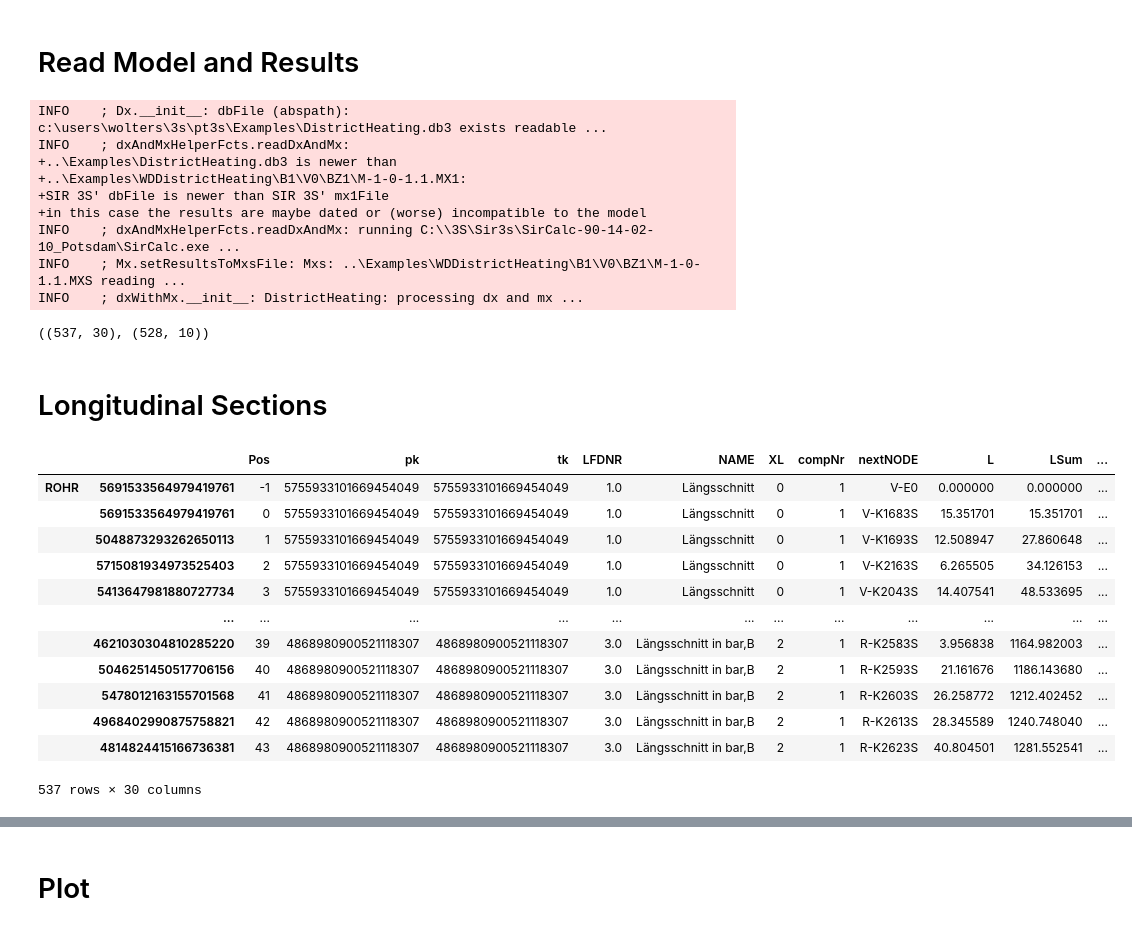
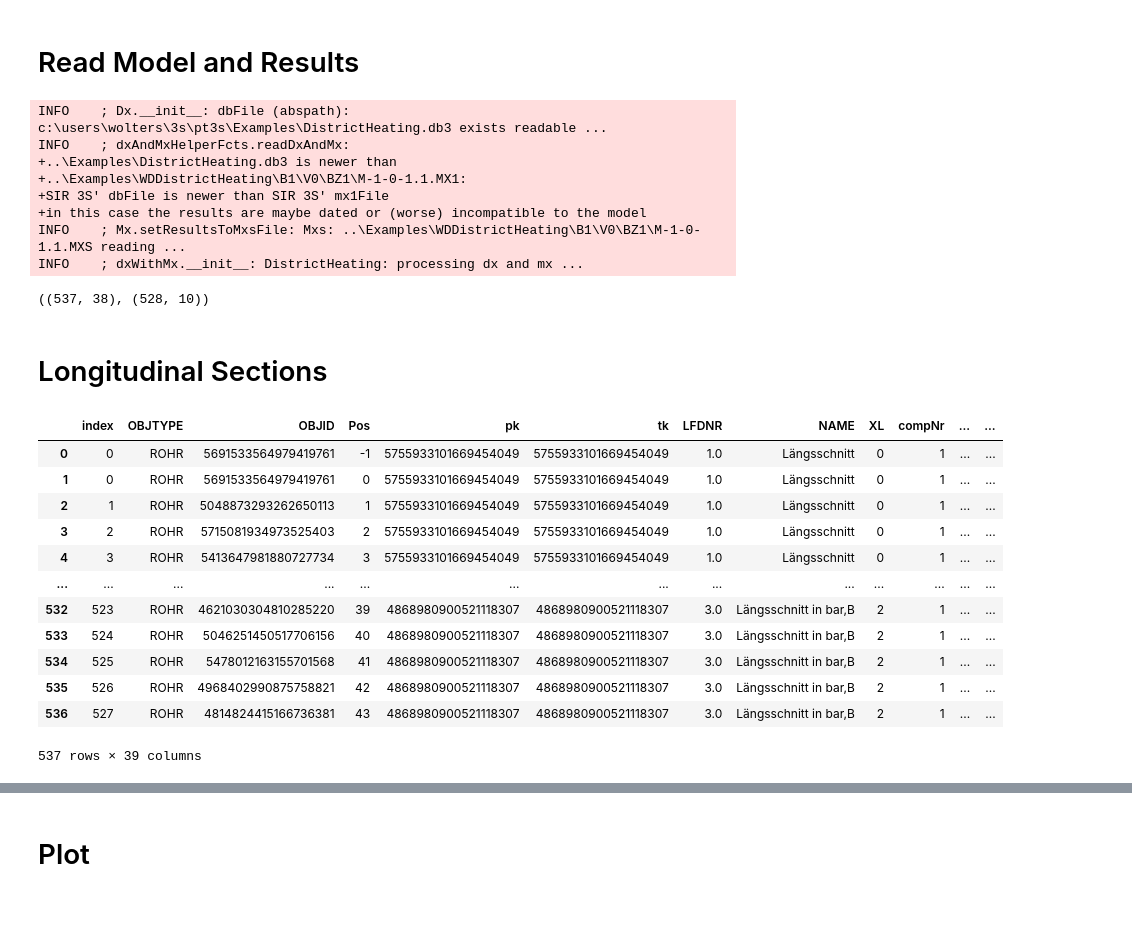
Before and after one commit to 3SConsult/PT3S, a Jupyter notebook: docs/Example3.ipynb, the cells around one changed output, grey strips where cells are left out. Drawn from its saved outputs; the diff is of its cells as text; code cells hidden in the pictures.

```diff
--- a/docs/Example3.ipynb
+++ b/docs/Example3.ipynb
@@ -76,7 +76,7 @@ dbFile=os.path.join(os.path.dirname(os.path.abspath(dxAndMxHelperFcts.__file__))
 # %%
 m=dxAndMxHelperFcts.readDxAndMx(dbFile=dbFile
                                 ,preventPklDump=True
-                                ,maxRecords=-1
+                              #  ,maxRecords=-1
 )
 # %% [output]
 INFO    ; Dx.__init__: dbFile (abspath): c:\users\wolters\3s\pt3s\Examples\DistrictHeating.db3 exists readable ...
@@ -85,28 +85,27 @@ INFO    ; dxAndMxHelperFcts.readDxAndMx:
 +..\Examples\WDDistrictHeating\B1\V0\BZ1\M-1-0-1.1.MX1:
 +SIR 3S' dbFile is newer than SIR 3S' mx1File
 +in this case the results are maybe dated or (worse) incompatible to the model
-INFO    ; dxAndMxHelperFcts.readDxAndMx: running C:\\3S\Sir3s\SirCalc-90-14-02-10_Potsdam\SirCalc.exe ...
 INFO    ; Mx.setResultsToMxsFile: Mxs: ..\Examples\WDDistrictHeating\B1\V0\BZ1\M-1-0-1.1.MXS reading ...
 INFO    ; dxWithMx.__init__: DistrictHeating: processing dx and mx ...
 # %%
 m.V3_AGSN.shape,m.dfAGSN.shape
 # %% [output]
-((537, 30), (528, 10))
+((537, 38), (528, 10))
 # %% [markdown]
 # Longitudinal Sections
 # %%
-m.V3_AGSN
+m.V3_AGSN.reset_index().rename(columns={'level_0':'OBJTYPE','level_1':'OBJID'})
 # %% [output]
-|  |  | Pos | pk | tk | LFDNR | NAME | XL | compNr | nextNODE | L | LSum | ... |
-| ROHR | 5691533564979419761 | -1 | 5755933101669454049 | 5755933101669454049 | 1.0 | Längsschnitt | 0 | 1 | V-E0 | 0.000000 | 0.000000 | ... |
-|  | 5691533564979419761 | 0 | 5755933101669454049 | 5755933101669454049 | 1.0 | Längsschnitt | 0 | 1 | V-K1683S | 15.351701 | 15.351701 | ... |
-|  | 5048873293262650113 | 1 | 5755933101669454049 | 5755933101669454049 | 1.0 | Längsschnitt | 0 | 1 | V-K1693S | 12.508947 | 27.860648 | ... |
-|  | 5715081934973525403 | 2 | 5755933101669454049 | 5755933101669454049 | 1.0 | Längsschnitt | 0 | 1 | V-K2163S | 6.265505 | 34.126153 | ... |
-|  | 5413647981880727734 | 3 | 5755933101669454049 | 5755933101669454049 | 1.0 | Längsschnitt | 0 | 1 | V-K2043S | 14.407541 | 48.533695 | ... |
-|  | ... | ... | ... | ... | ... | ... | ... | ... | ... | ... | ... | ... |
-|  | 4621030304810285220 | 39 | 4868980900521118307 | 4868980900521118307 | 3.0 | Längsschnitt in bar,B | 2 | 1 | R-K2583S | 3.956838 | 1164.982003 | ... |
-|  | 5046251450517706156 | 40 | 4868980900521118307 | 4868980900521118307 | 3.0 | Längsschnitt in bar,B | 2 | 1 | R-K2593S | 21.161676 | 1186.143680 | ... |
-|  | 5478012163155701568 | 41 | 4868980900521118307 | 4868980900521118307 | 3.0 | Längsschnitt in bar,B | 2 | 1 | R-K2603S | 26.258772 | 1212.402452 | ... |
-|  | 4968402990875758821 | 42 | 4868980900521118307 | 4868980900521118307 | 3.0 | Längsschnitt in bar,B | 2 | 1 | R-K2613S | 28.345589 | 1240.748040 | ... |
-|  | 4814824415166736381 | 43 | 4868980900521118307 | 4868980900521118307 | 3.0 | Längsschnitt in bar,B | 2 | 1 | R-K2623S | 40.804501 | 1281.552541 | ... |
+|  | index | OBJTYPE | OBJID | Pos | pk | tk | LFDNR | NAME | XL | compNr | ... | ... |
+| 0 | 0 | ROHR | 5691533564979419761 | -1 | 5755933101669454049 | 5755933101669454049 | 1.0 | Längsschnitt | 0 | 1 | ... | ... |
+| 1 | 0 | ROHR | 5691533564979419761 | 0 | 5755933101669454049 | 5755933101669454049 | 1.0 | Längsschnitt | 0 | 1 | ... | ... |
+| 2 | 1 | ROHR | 5048873293262650113 | 1 | 5755933101669454049 | 5755933101669454049 | 1.0 | Längsschnitt | 0 | 1 | ... | ... |
+| 3 | 2 | ROHR | 5715081934973525403 | 2 | 5755933101669454049 | 5755933101669454049 | 1.0 | Längsschnitt | 0 | 1 | ... | ... |
+| 4 | 3 | ROHR | 5413647981880727734 | 3 | 5755933101669454049 | 5755933101669454049 | 1.0 | Längsschnitt | 0 | 1 | ... | ... |
+| ... | ... | ... | ... | ... | ... | ... | ... | ... | ... | ... | ... | ... |
+| 532 | 523 | ROHR | 4621030304810285220 | 39 | 4868980900521118307 | 4868980900521118307 | 3.0 | Längsschnitt in bar,B | 2 | 1 | ... | ... |
+| 533 | 524 | ROHR | 5046251450517706156 | 40 | 4868980900521118307 | 4868980900521118307 | 3.0 | Längsschnitt in bar,B | 2 | 1 | ... | ... |
+| 534 | 525 | ROHR | 5478012163155701568 | 41 | 4868980900521118307 | 4868980900521118307 | 3.0 | Längsschnitt in bar,B | 2 | 1 | ... | ... |
+| 535 | 526 | ROHR | 4968402990875758821 | 42 | 4868980900521118307 | 4868980900521118307 | 3.0 | Längsschnitt in bar,B | 2 | 1 | ... | ... |
+| 536 | 527 | ROHR | 4814824415166736381 | 43 | 4868980900521118307 | 4868980900521118307 | 3.0 | Längsschnitt in bar,B | 2 | 1 | ... | ... |
-537 rows × 30 columns
+537 rows × 39 columns
```
Also changed, not shown: parts of 8 cells of this notebook, 8 other files.
